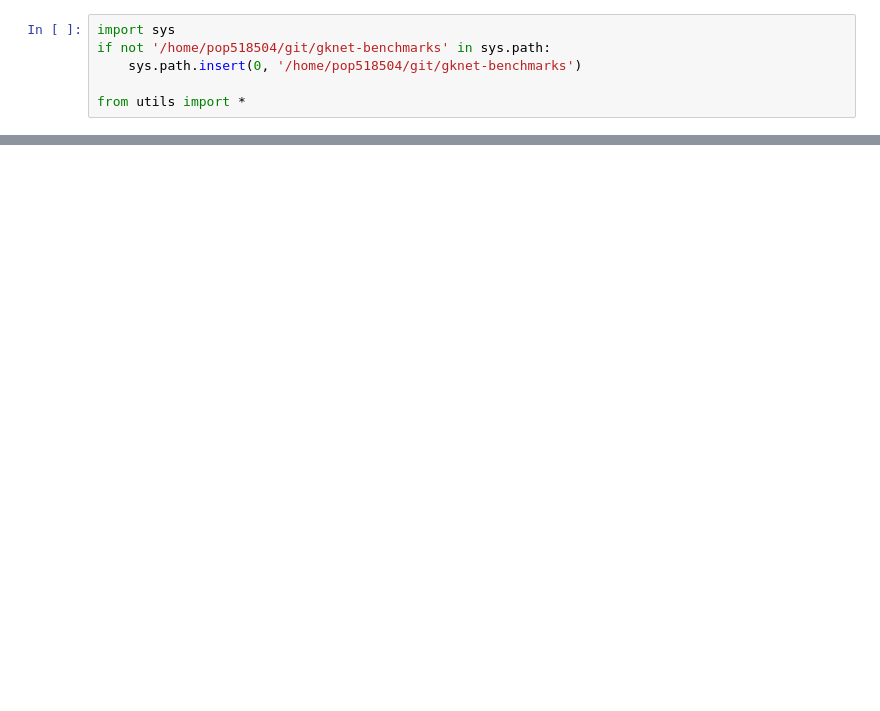
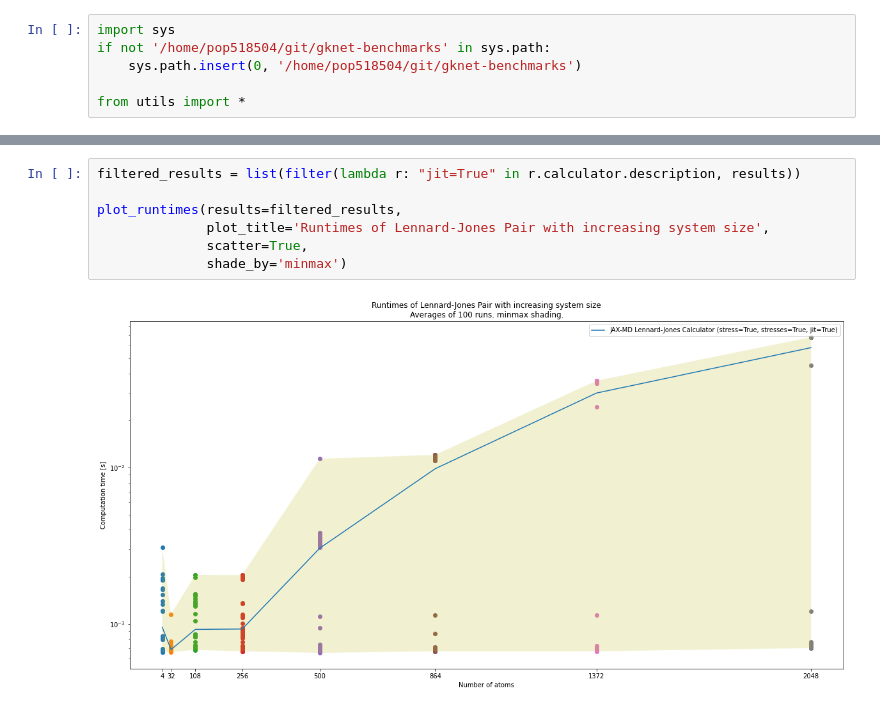
Before and after one commit to fabiannagel/gknet-benchmarks, a Jupyter notebook: misc/Result visualizations.ipynb, the cells around one changed output, grey strips where cells are left out. Saved outputs shown, nothing was run; the diff lists cells and outputs as text; blank space fills up the shorter version.

```diff
--- a/misc/Result visualizations.ipynb
+++ b/misc/Result visualizations.ipynb
@@ -24,0 +36,9 @@ plot_runtimes(results=results,
+# %%
+filtered_results = list(filter(lambda r: "jit=True" in r.calculator.description, results))
+
+plot_runtimes(results=filtered_results,
+              plot_title='Runtimes of Lennard-Jones Pair with increasing system size',
+              scatter=True,
+              shade_by='minmax')
+# %% [output]
+[figure, added]
```
Also changed, not shown: parts of 7 cells of this notebook, 4 other files.
